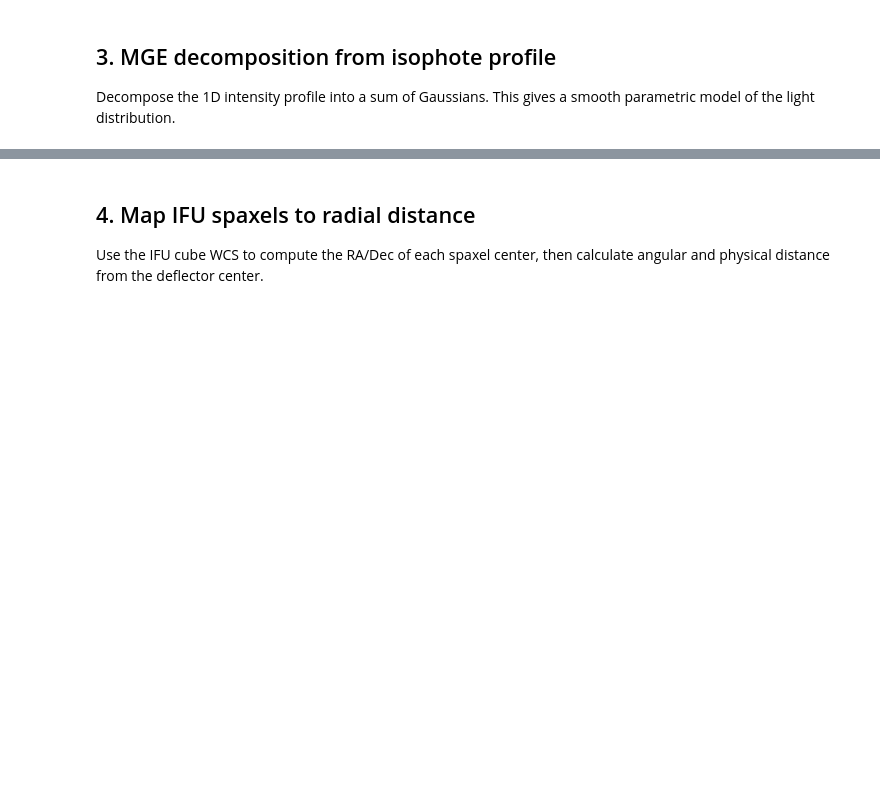
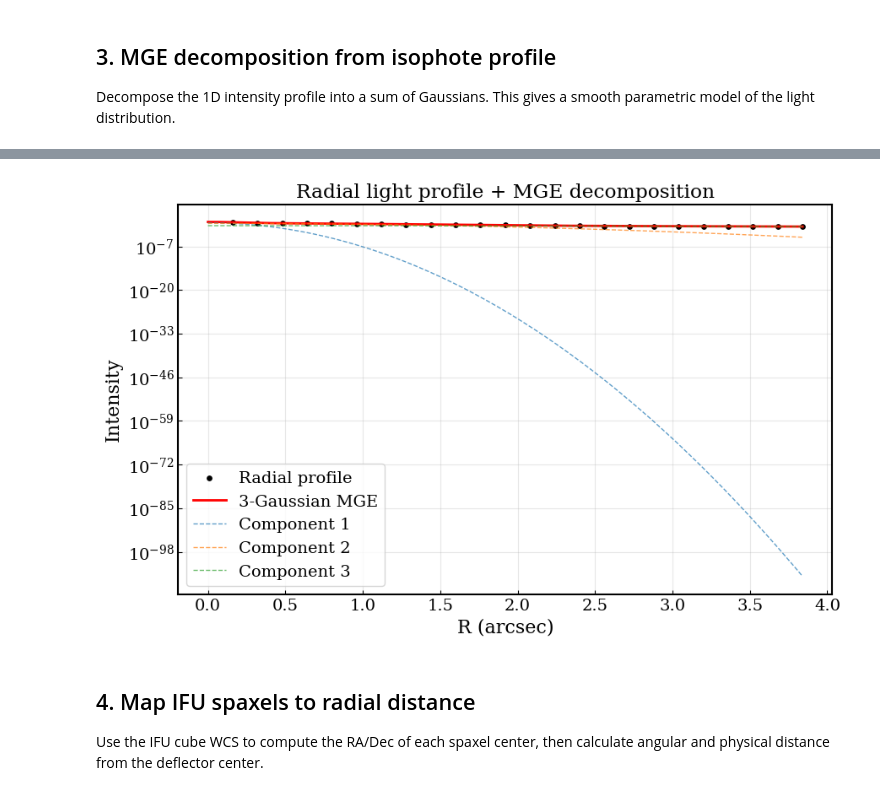
Before and after one commit to rodelcr/AGEL0206_kinematics_and_photometry, a Jupyter notebook: notebooks/05_radial_sigma_profile.ipynb, the cells around one changed output, grey strips where cells are left out. Saved outputs shown, nothing was run; the diff lists cells and outputs as text; code cells hidden in the pictures; blank space fills up the shorter version.

```diff
--- a/notebooks/05_radial_sigma_profile.ipynb
+++ b/notebooks/05_radial_sigma_profile.ipynb
@@ -229,0 +238,83 @@ except Exception as e:
+# %%
+# Build 1D radial light profile and fit MGE
+# If isophotes worked, use those. Otherwise, build from circular aperture photometry.
+from scipy.optimize import curve_fit
+from photutils.aperture import CircularAnnulus, CircularAperture, ApertureStats
+
+def multi_gaussian_1d(r, *params):
+    """Sum of N Gaussians: params = [A1, sigma1, A2, sigma2, ...]"""
+    n_gauss = len(params) // 2
+    result = np.zeros_like(r, dtype=float)
+    for i in range(n_gauss):
+        A = params[2*i]
+        sigma = params[2*i + 1]
+        result += A * np.exp(-r**2 / (2 * sigma**2))
+    return result
+
+# Try isophote data first
+use_isophotes = (len(isolist) > 0 and np.sum(np.isfinite(isolist.intens) & (isolist.intens > 0)) > 5)
+
+if use_isophotes:
+    r_arcsec = isolist.sma * 0.08
+    intensity = isolist.intens
+    valid = np.isfinite(intensity) & (intensity > 0) & (r_arcsec > 0)
+    r_fit = r_arcsec[valid]
+    I_fit = intensity[valid]
+    print(f"Using isophote data: {len(r_fit)} valid points")
+else:
+    # Fallback: circular aperture photometry from the image
+    print("Isophote data insufficient — building profile from circular apertures")
+    r_edges_ap = np.arange(1, 50, 2)  # radii in pixels
+    r_fit_list = []
+    I_fit_list = []
+    for j in range(len(r_edges_ap) - 1):
+        aper = CircularAnnulus((x_center, y_center), r_in=r_edges_ap[j], r_out=r_edges_ap[j+1])
+        stats = ApertureStats(img_masked, aper)
+        if np.isfinite(stats.mean) and stats.mean > 0:
+            r_fit_list.append((r_edges_ap[j] + r_edges_ap[j+1]) / 2 * 0.08)  # pix to arcsec
+            I_fit_list.append(stats.mean)
+    r_fit = np.array(r_fit_list)
+    I_fit = np.array(I_fit_list)
+    print(f"Built profile from {len(r_fit)} annuli")
+
+if len(r_fit) < 3:
+    print("WARNING: Too few radial data points for MGE fit")
+    popt = None
+else:
+    # Try 3-Gaussian fit
+    n_gauss = 3
+    p0 = []
+    for i in range(n_gauss):
+        p0.extend([I_fit[0] * 0.5**(i), 0.3 * (3**i)])
+
+    bounds_lo = [0] * (2 * n_gauss)
+    bounds_hi = [np.inf, 10.0] * n_gauss
+
+    try:
+        popt, pcov = curve_fit(multi_gaussian_1d, r_fit, I_fit, p0=p0,
+                                bounds=(bounds_lo, bounds_hi), maxfev=10000)
+
+        print(f"MGE fit ({n_gauss} Gaussians):")
+        for i in range(n_gauss):
+            print(f"  Component {i+1}: A={popt[2*i]:.2f}, sigma={popt[2*i+1]:.3f} arcsec ({popt[2*i+1]*kpc_per_arcsec:.2f} kpc)")
+    except Exception as e:
+        print(f"MGE fit failed: {e}")
+        popt = None
+
+# Plot
+fig, ax = plt.subplots(figsize=(10, 6))
+ax.scatter(r_fit, I_fit, c="k", s=15, label="Radial profile")
+if popt is not None:
+    r_model = np.linspace(0, r_fit.max(), 200)
+    ax.plot(r_model, multi_gaussian_1d(r_model, *popt), "r-", lw=2, label=f"{n_gauss}-Gaussian MGE")
+    for i in range(n_gauss):
+        comp = popt[2*i] * np.exp(-r_model**2 / (2 * popt[2*i+1]**2))
+        ax.plot(r_model, comp, "--", lw=1, alpha=0.7, label=f"Component {i+1}")
+ax.set_xlabel("R (arcsec)")
+ax.set_ylabel("Intensity")
+ax.set_yscale("log")
+ax.legend()
+ax.set_title("Radial light profile + MGE decomposition")
+ax.grid(alpha=0.3)
+plt.show()
+# %% [output]
@@ -230,3 +327,4 @@ except Exception as e:
+[figure, added]
 # %% [markdown]
 ## 4. Map IFU spaxels to radial distance
 
```
Also changed, not shown: parts of 20 cells of this notebook.
